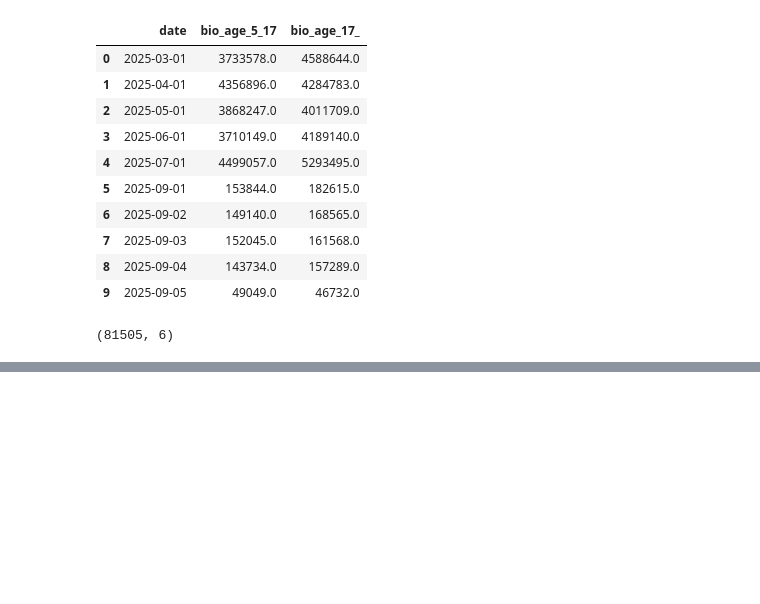
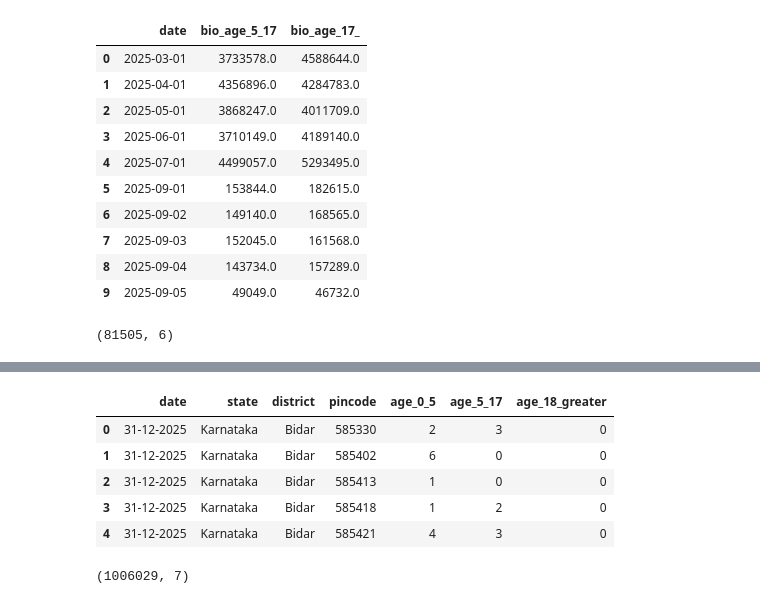
Before and after one commit to tirthbhanderi2006/UIDAI-Unlocking-Societal-Trends-in-Aadhaar-Enrolment-and-Updates, a Jupyter notebook: adhaar_biometric.ipynb, the cells around one changed output, grey strips where cells are left out. Saved outputs shown, nothing was run; the diff lists cells and outputs as text; code cells hidden in the pictures; blank space fills up the shorter version.

```diff
--- a/adhaar_biometric.ipynb
+++ b/adhaar_biometric.ipynb
@@ -245,0 +420,10 @@ outliers.shape
+# %%
+df10 = pd.read_csv("C:\\Users\\Hitarth Khatiwala\\Adhaar\\.ipynb_checkpoints\\Dataset\\api_data_aadhar_biometric\\api_data_aadhar_enrolment_1000000_1006029.csv")
+df10.head()
+# %% [output]
+|  | date | state | district | pincode | age_0_5 | age_5_17 | age_18_greater |
+| 0 | 31-12-2025 | Karnataka | Bidar | 585330 | 2 | 3 | 0 |
+| 1 | 31-12-2025 | Karnataka | Bidar | 585402 | 6 | 0 | 0 |
+| 2 | 31-12-2025 | Karnataka | Bidar | 585413 | 1 | 0 | 0 |
+| 3 | 31-12-2025 | Karnataka | Bidar | 585418 | 1 | 2 | 0 |
+| 4 | 31-12-2025 | Karnataka | Bidar | 585421 | 4 | 3 | 0 |
@@ -245,0 +434,4 @@ outliers.shape
+# %%
+full_df.shape
+# %% [output]
+(1006029, 7)
```
Also changed, not shown: parts of 28 cells of this notebook.
